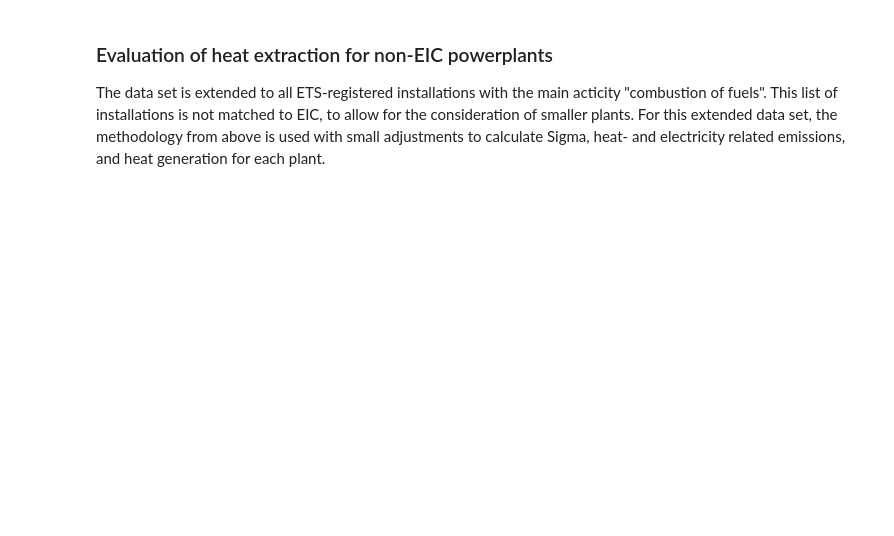
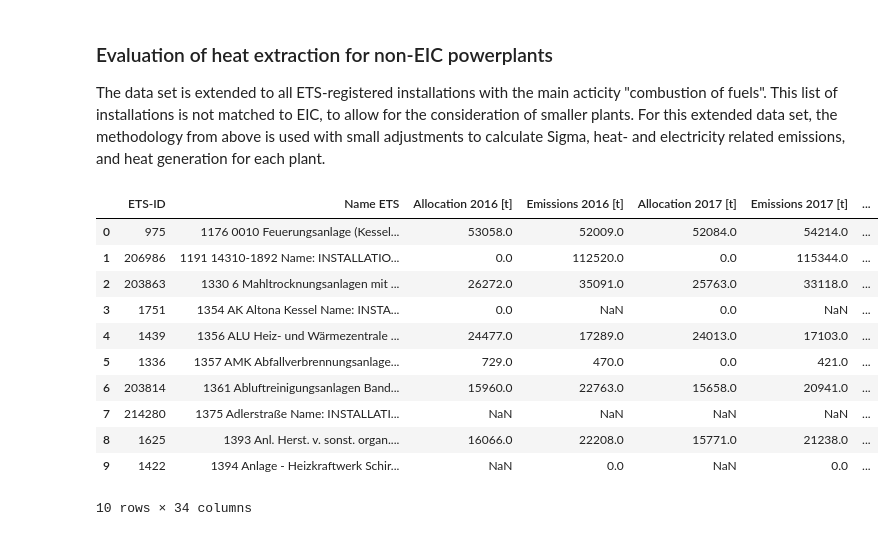
Before and after one commit to INATECH-CIG/CO2_emissions_factors_DE, a Jupyter notebook: main.ipynb, the cells around one changed output. Drawn from its saved outputs; the diff is of its cells as text; code cells hidden in the pictures; blank space fills up the shorter version.

```diff
--- a/main.ipynb
+++ b/main.ipynb
@@ -670,30 +854,46 @@ for id in ets_list_all:
                 success = True
             elif sigma_avg > 1 and sigma_avg <= 1.1:
                 sigma = 1
                 success = True
         if success:
             installations_all.loc[installations_all['ETS-ID']==id, 'Sigma year'] = y_0_list[1]
             installations_all.loc[installations_all['ETS-ID']==id, 'Sigma'] = sigma
             break
     installations_all.loc[installations_all['ETS-ID']==id, 'Sigma'] = sigma
 
 # calculation of annual heat generation and heat/electricity-related emissions
 for id in ets_list_all:
     for y in years:
         # preparation of linear reduction factor, carbon leakage exposure factor, emission allocations and sigma
         k = y - 2013
         lrf = 1 - 0.0174*k if y<=2020 else 0.8782 - 0.022*k
         clef = 0.8 - (0.5/7)*k
         alloc = installations_all.loc[installations_all['ETS-ID']==id, 'Allocation '+str(y)+' [t]'].values[0]
         sigma = installations_all.loc[installations_all['ETS-ID']==id, 'Sigma'].values[0]
         # calculation of annual heat generation
         gen_heat = alloc / (hb * lrf * (sigma + (1 - sigma) * clef))
         # calculation of annual heat-related emissions
         em_heat = gen_heat * hb
         # calculation of annual electricity-related emissions
         em_total = installations_all.loc[installations_all['ETS-ID']==id, 'Emissions '+str(y)+' [t]'].values[0]
         em_elec = em_total - em_heat
         # store information
         installations_all.loc[installations_all['ETS-ID']==id, 'Generation heat ' + str(y) + ' [MWh_th]'] = gen_heat
         installations_all.loc[installations_all['ETS-ID']==id, 'Emissions (heat) ' + str(y) + ' [t]'] = em_heat
         installations_all.loc[installations_all['ETS-ID']==id, 'Emissions (elec.) ' + str(y) + ' [t]'] = em_elec
+
+# output
+installations_all.head(10)
+# %% [output]
+|  | ETS-ID | Name ETS | Allocation 2016 [t] | Emissions 2016 [t] | Allocation 2017 [t] | Emissions 2017 [t] | ... |
+| 0 | 975 | 1176 0010 Feuerungsanlage (Kessel... | 53058.0 | 52009.0 | 52084.0 | 54214.0 | ... |
+| 1 | 206986 | 1191 14310-1892 Name: INSTALLATIO... | 0.0 | 112520.0 | 0.0 | 115344.0 | ... |
+| 2 | 203863 | 1330 6 Mahltrocknungsanlagen mit ... | 26272.0 | 35091.0 | 25763.0 | 33118.0 | ... |
+| 3 | 1751 | 1354 AK Altona Kessel Name: INSTA... | 0.0 | NaN | 0.0 | NaN | ... |
+| 4 | 1439 | 1356 ALU Heiz- und Wärmezentrale ... | 24477.0 | 17289.0 | 24013.0 | 17103.0 | ... |
+| 5 | 1336 | 1357 AMK Abfallverbrennungsanlage... | 729.0 | 470.0 | 0.0 | 421.0 | ... |
+| 6 | 203814 | 1361 Abluftreinigungsanlagen Band... | 15960.0 | 22763.0 | 15658.0 | 20941.0 | ... |
+| 7 | 214280 | 1375 Adlerstraße Name: INSTALLATI... | NaN | NaN | NaN | NaN | ... |
+| 8 | 1625 | 1393 Anl. Herst. v. sonst. organ.... | 16066.0 | 22208.0 | 15771.0 | 21238.0 | ... |
+| 9 | 1422 | 1394 Anlage - Heizkraftwerk Schir... | NaN | 0.0 | NaN | 0.0 | ... |
+10 rows × 34 columns
```
Also changed, not shown: parts of 15 cells of this notebook.
